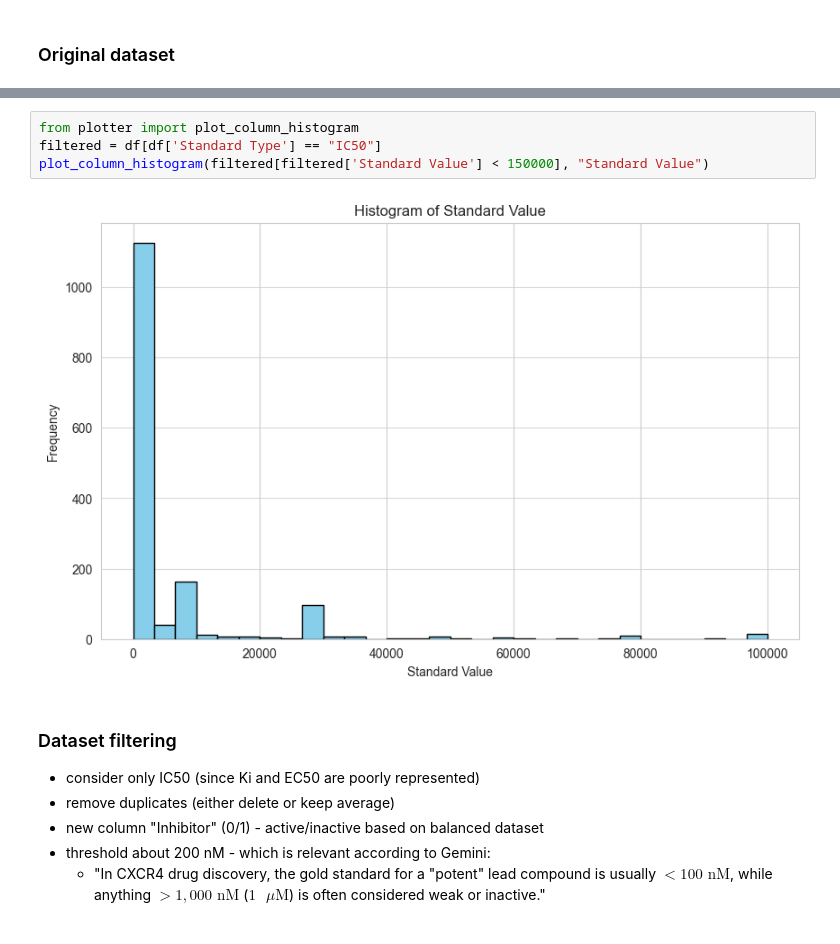
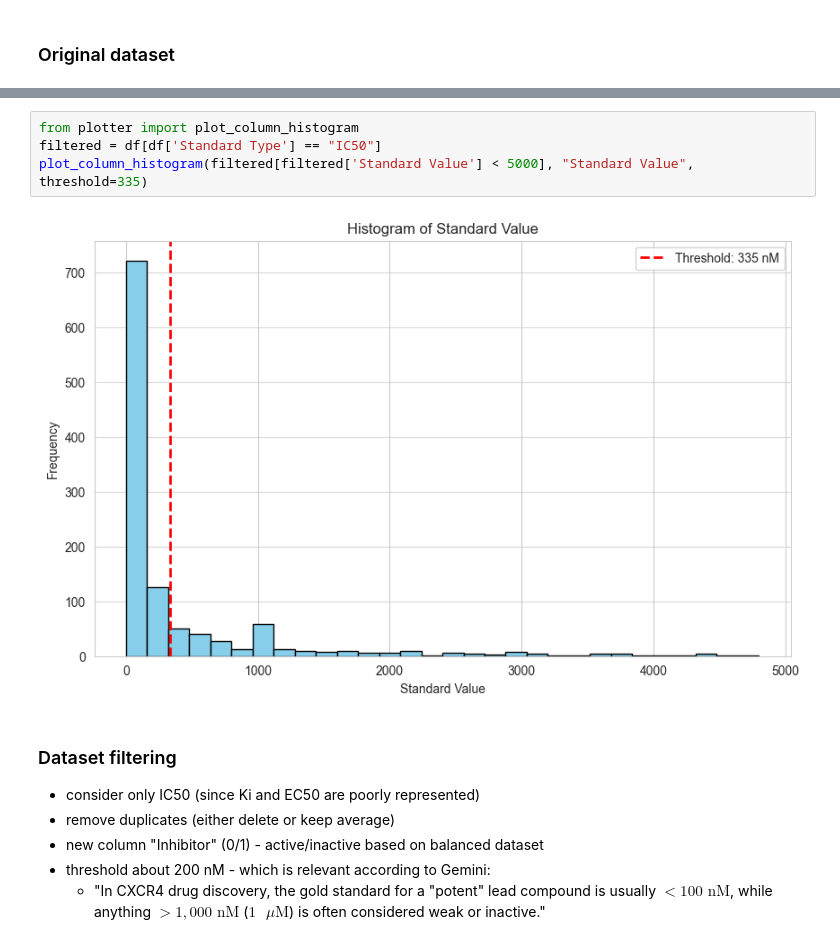
Before and after one commit to jirouset/cdd2026, a Jupyter notebook: dominule/project/project.ipynb, the cells around one changed output, grey strips where cells are left out. Saved outputs shown, nothing was run; the diff lists cells and outputs as text.

```diff
--- a/dominule/project/project.ipynb
+++ b/dominule/project/project.ipynb
@@ -45,9 +43,9 @@ Name: count, dtype: int64
 # %%
 from plotter import plot_column_histogram
 filtered = df[df['Standard Type'] == "IC50"]
-plot_column_histogram(filtered[filtered['Standard Value'] < 150000], "Standard Value")
+plot_column_histogram(filtered[filtered['Standard Value'] < 5000], "Standard Value", threshold=335)
 # %% [output]
-[figure, old version]
+[figure, new version]
 # %% [markdown]
 ### Dataset filtering
 - consider only IC50 (since Ki and EC50 are poorly represented)
```
Also changed, not shown: parts of 10 cells of this notebook, 3 other files.
